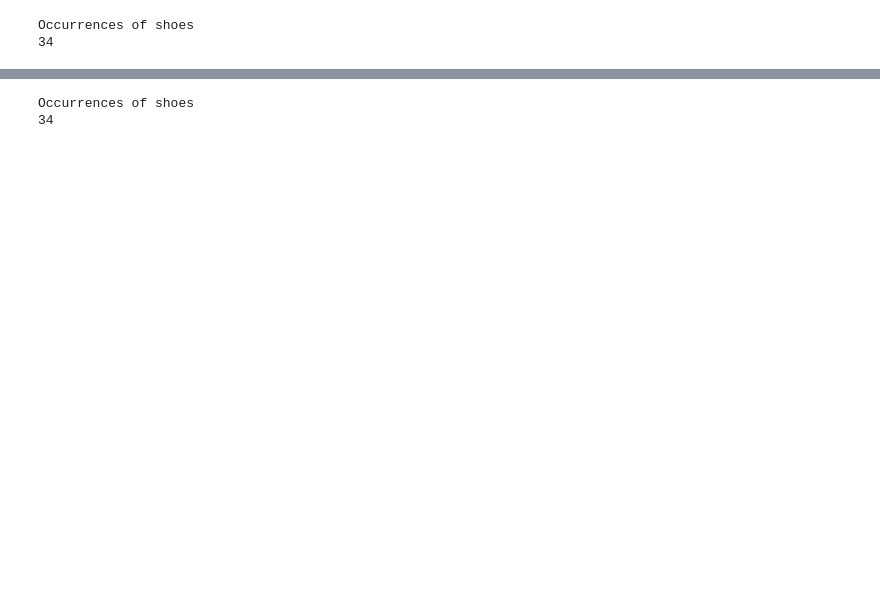
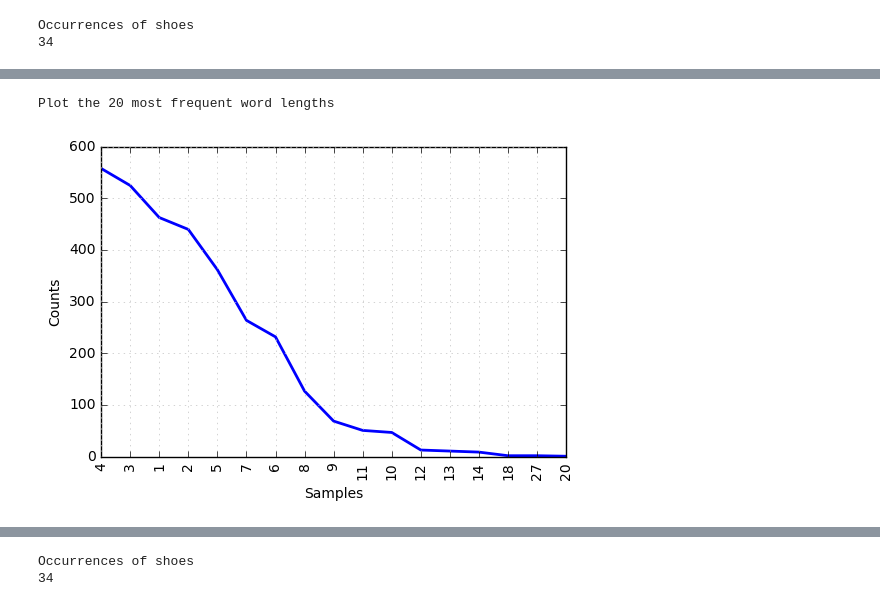
Before and after one commit to technopreneurG/learn_text_analysis, a Jupyter notebook: nltk/nltk1-frequency-distribution.ipynb, the cells around one changed output, grey strips where cells are left out. Saved outputs shown, nothing was run; the diff lists cells and outputs as text; code cells hidden in the pictures; blank space fills up the shorter version.

```diff
--- a/nltk/nltk1-frequency-distribution.ipynb
+++ b/nltk/nltk1-frequency-distribution.ipynb
@@ -5,9 +5,14 @@ import nltk
 from nltk.probability import FreqDist
 # %%
 lines=[line for line in open("data/quora-q1.txt")]
-#print(lines)
 text="".join(lines)
-#print(text)
 tokens=nltk.tokenize.word_tokenize(text.lower())
-#print(tokens)
+#frequency distribution
 fd = FreqDist(tokens)
+
+#frequency distribution of counts
+fdc = FreqDist(len(w) for w in tokens)
+
+#calculate lexical richness of the text
+def lexical_diversity(tokens):
+    return len(set(tokens))/len(tokens)
@@ -54,3 +93,9 @@ Plot the most frequent 20 words
+# %%
+print("Plot the 20 most frequent word lengths")
+fdc.plot(20, cumulative=False)
+# %% [output]
+Plot the 20 most frequent word lengths
+[figure, added]
 # %%
 #Frequency Distribution after removing stopwords
 from nltk.corpus import stopwords
```
Also changed, not shown: parts of 12 cells of this notebook.
